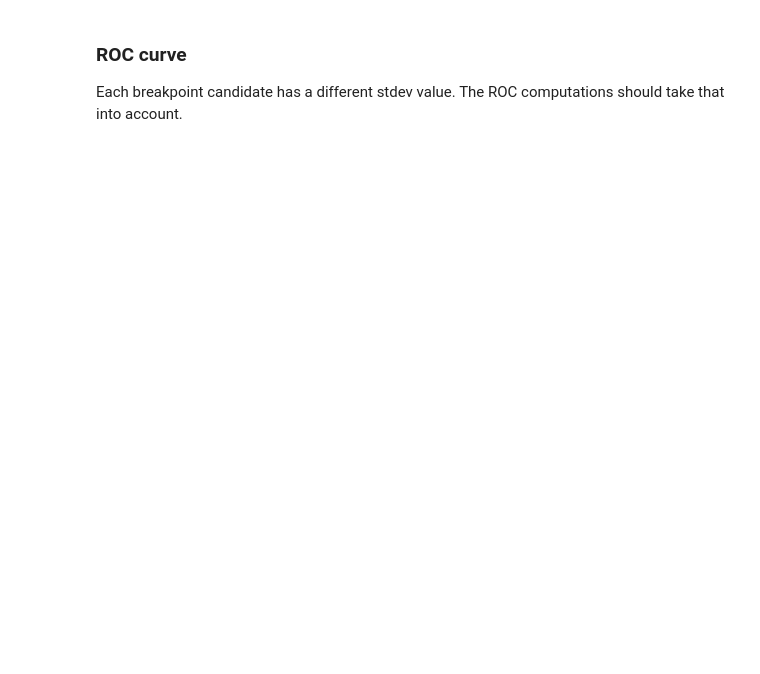
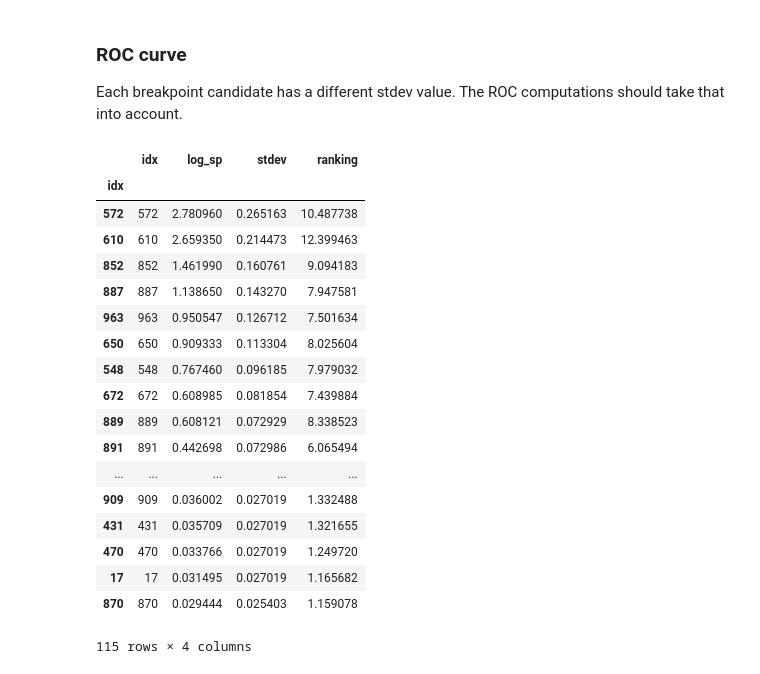
Before and after one commit to cbg-ethz/SCICoNE, a Jupyter notebook: notebooks/bp_classifier_roc/Breakpoint Classifier Performance.ipynb, the cells around one changed output. Cells and saved outputs as stored; diff of their text form; code cells hidden in the pictures; blank space fills up the shorter version.

```diff
--- a/notebooks/bp_classifier_roc/Breakpoint Classifier Performance.ipynb
+++ b/notebooks/bp_classifier_roc/Breakpoint Classifier Performance.ipynb
@@ -83,0 +63,22 @@ threshold_coeffs = np.linspace(0.1,15.1,1000)
+# %%
+bps
+# %% [output]
+|  | idx | log_sp | stdev | ranking |
+| idx |  |  |  |  |
+| 572 | 572 | 2.780960 | 0.265163 | 10.487738 |
+| 610 | 610 | 2.659350 | 0.214473 | 12.399463 |
+| 852 | 852 | 1.461990 | 0.160761 | 9.094183 |
+| 887 | 887 | 1.138650 | 0.143270 | 7.947581 |
+| 963 | 963 | 0.950547 | 0.126712 | 7.501634 |
+| 650 | 650 | 0.909333 | 0.113304 | 8.025604 |
+| 548 | 548 | 0.767460 | 0.096185 | 7.979032 |
+| 672 | 672 | 0.608985 | 0.081854 | 7.439884 |
+| 889 | 889 | 0.608121 | 0.072929 | 8.338523 |
+| 891 | 891 | 0.442698 | 0.072986 | 6.065494 |
+| ... | ... | ... | ... | ... |
+| 909 | 909 | 0.036002 | 0.027019 | 1.332488 |
+| 431 | 431 | 0.035709 | 0.027019 | 1.321655 |
+| 470 | 470 | 0.033766 | 0.027019 | 1.249720 |
+| 17 | 17 | 0.031495 | 0.027019 | 1.165682 |
+| 870 | 870 | 0.029444 | 0.025403 | 1.159078 |
+115 rows × 4 columns
```
Also changed, not shown: parts of 19 cells of this notebook, 17 other files.
